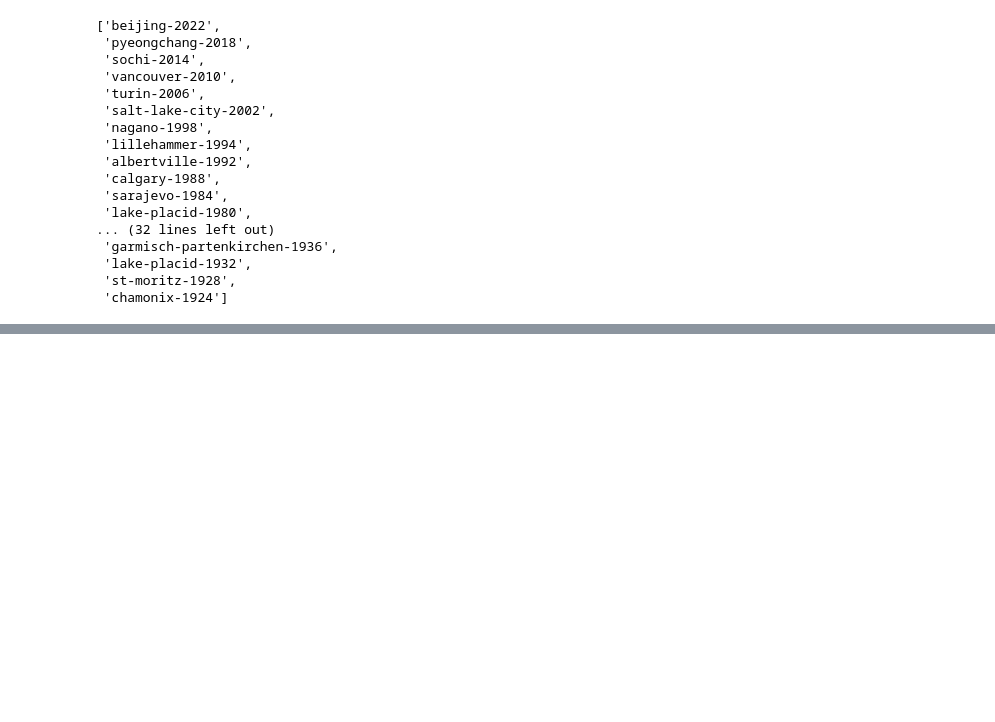
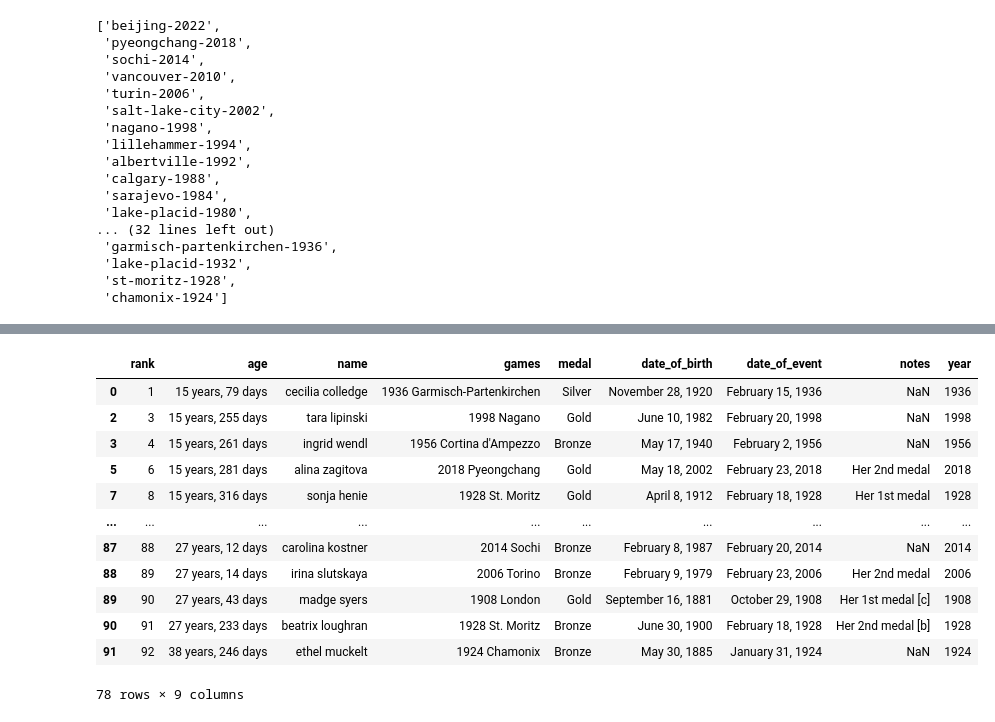
Before and after one commit to dkhamken/NSS-DDA7-Capstone, a Jupyter notebook: capstone_clean_ver.ipynb, the cells around one changed output, grey strips where cells are left out. Drawn from its saved outputs; the diff is of its cells as text; code cells hidden in the pictures; blank space fills up the shorter version.

```diff
--- a/capstone_clean_ver.ipynb
+++ b/capstone_clean_ver.ipynb
@@ -345,0 +293,4 @@ women_medals
+# %%
+medals_by_age_df = pd.read_html('https://en.wikipedia.org/wiki/List_of_Olympic_medalists_in_figure_skating_by_age')
+w_medals_by_age = medals_by_age_df[2]
+w_medals_by_age
@@ -345,0 +311,27 @@ women_medals
+# %%
+w_medals_by_age = w_medals_by_age.rename(columns={'Nation & Name':'Name'})
+w_medals_by_age.columns = [
+    col.strip().lower().replace(' ','_')
+    for col in w_medals_by_age
+]
+w_medals_by_age['name'] = w_medals_by_age['name'].str.lower()
+w_medals_by_age = w_medals_by_age[~w_medals_by_age.notes.fillna('') \
+                                  .str.lower() \
+                                  .str.contains("team")
+                                   ]
+w_medals_by_age['year'] = w_medals_by_age['date_of_event'].apply(lambda x: x.split(' ')[-1])
+w_medals_by_age
+# %% [output]
+|  | rank | age | name | games | medal | date_of_birth | date_of_event | notes | year |
+| 0 | 1 | 15 years, 79 days | cecilia colledge | 1936 Garmisch-Partenkirchen | Silver | November 28, 1920 | February 15, 1936 | NaN | 1936 |
+| 2 | 3 | 15 years, 255 days | tara lipinski | 1998 Nagano | Gold | June 10, 1982 | February 20, 1998 | NaN | 1998 |
+| 3 | 4 | 15 years, 261 days | ingrid wendl | 1956 Cortina d'Ampezzo | Bronze | May 17, 1940 | February 2, 1956 | NaN | 1956 |
+| 5 | 6 | 15 years, 281 days | alina zagitova | 2018 Pyeongchang | Gold | May 18, 2002 | February 23, 2018 | Her 2nd medal | 2018 |
+| 7 | 8 | 15 years, 316 days | sonja henie | 1928 St. Moritz | Gold | April 8, 1912 | February 18, 1928 | Her 1st medal | 1928 |
+| ... | ... | ... | ... | ... | ... | ... | ... | ... | ... |
+| 87 | 88 | 27 years, 12 days | carolina kostner | 2014 Sochi | Bronze | February 8, 1987 | February 20, 2014 | NaN | 2014 |
+| 88 | 89 | 27 years, 14 days | irina slutskaya | 2006 Torino | Bronze | February 9, 1979 | February 23, 2006 | Her 2nd medal | 2006 |
+| 89 | 90 | 27 years, 43 days | madge syers | 1908 London | Gold | September 16, 1881 | October 29, 1908 | Her 1st medal [c] | 1908 |
+| 90 | 91 | 27 years, 233 days | beatrix loughran | 1928 St. Moritz | Bronze | June 30, 1900 | February 18, 1928 | Her 2nd medal [b] | 1928 |
+| 91 | 92 | 38 years, 246 days | ethel muckelt | 1924 Chamonix | Bronze | May 30, 1885 | January 31, 1924 | NaN | 1924 |
+78 rows × 9 columns
```
Also changed, not shown: parts of 25 cells of this notebook, 2 other files.
